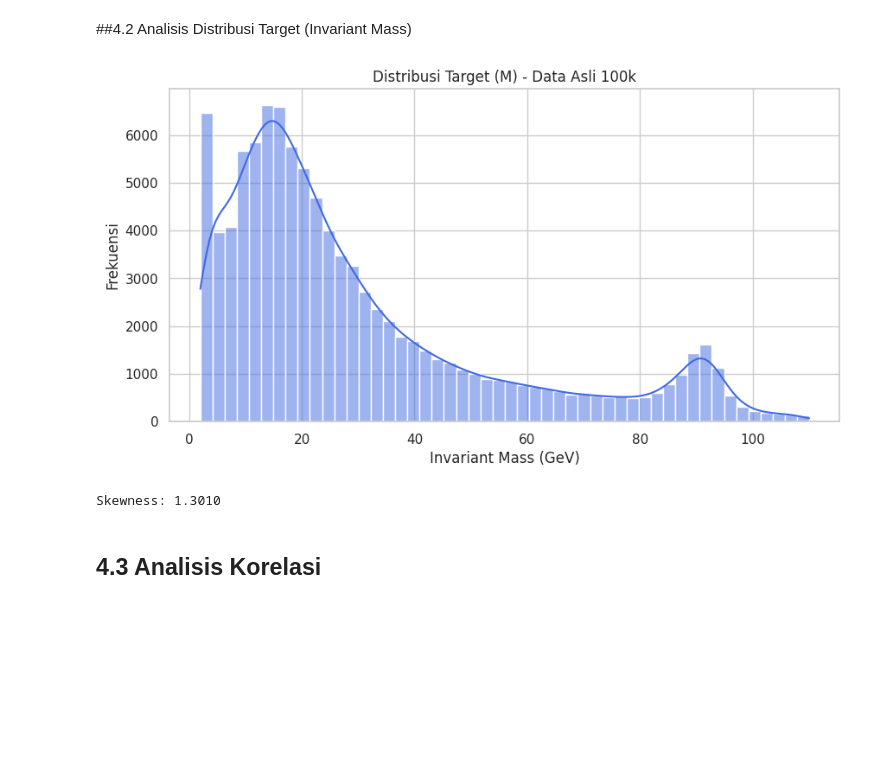
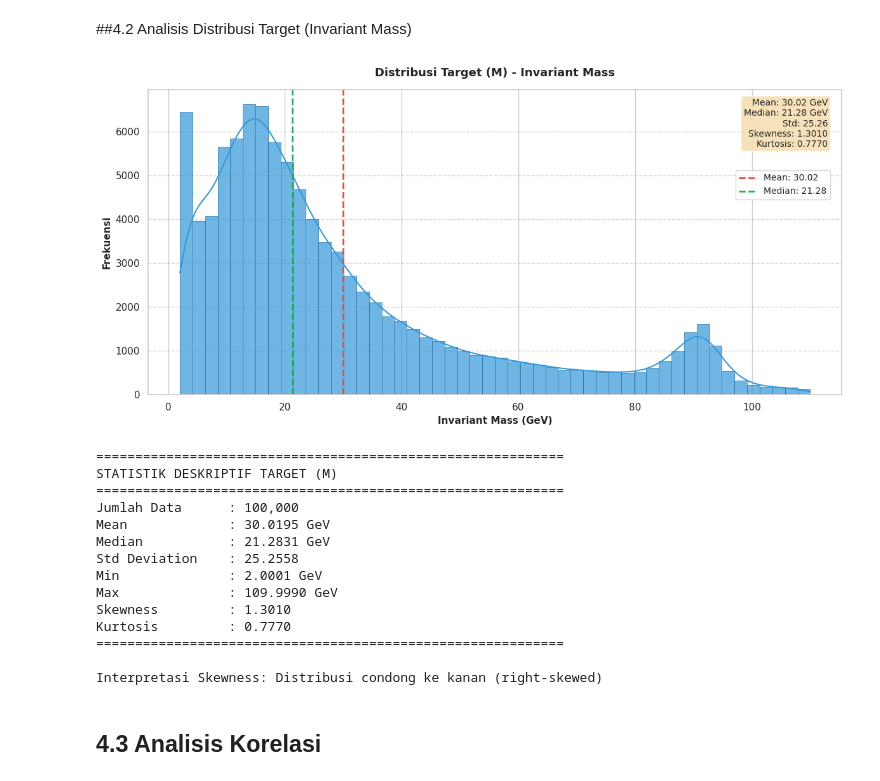
Before and after one commit to Imronrsya/CERN-Electron-Collision-Data, a Jupyter notebook: CERN_Electron_Collision_Data_Tubes_ML.ipynb, the cells around one changed output. Saved outputs shown, nothing was run; the diff lists cells and outputs as text; code cells hidden in the pictures; blank space fills up the shorter version.

```diff
--- a/CERN_Electron_Collision_Data_Tubes_ML.ipynb
+++ b/CERN_Electron_Collision_Data_Tubes_ML.ipynb
@@ -103,17 +136,71 @@ Jumlah Missing Values : 85
 # %% [markdown]
 ##4.2 Analisis Distribusi Target (Invariant Mass)
-# %%
-# Distribusi Target
-plt.figure(figsize=(10, 5))
-sns.histplot(df['M'], kde=True, bins=50, color='royalblue')
-plt.title("Distribusi Target (M) - Data Asli 100k")
-plt.xlabel("Invariant Mass (GeV)")
-plt.ylabel("Frekuensi")
-plt.show()
-
-print(f"Skewness: {df['M'].skew():.4f}")
-# %% [output]
-[figure, removed]
-Skewness: 1.3010
+# %%
+plt.figure(figsize=(12, 6))
+
+sns.histplot(df['M'], kde=True, bins=50, color='#3498DB',
+             edgecolor='#2874A6', linewidth=0.5, alpha=0.7)
+
+plt.title("Distribusi Target (M) - Invariant Mass", fontsize=13, fontweight='bold', pad=15)
+plt.xlabel("Invariant Mass (GeV)", fontsize=11, fontweight='bold')
+plt.ylabel("Frekuensi", fontsize=11, fontweight='bold')
+plt.grid(axis='y', linestyle='--', alpha=0.3, color='gray')
+plt.gca().set_axisbelow(True)
+
+skewness = df['M'].skew()
+kurtosis = df['M'].kurtosis()
+mean_val = df['M'].mean()
+median_val = df['M'].median()
+std_val = df['M'].std()
+
+stats_text = f"Mean: {mean_val:.2f} GeV\nMedian: {median_val:.2f} GeV\nStd: {std_val:.2f}\nSkewness: {skewness:.4f}\nKurtosis: {kurtosis:.4f}"
+plt.text(0.98, 0.97, stats_text, transform=plt.gca().transAxes,
+         fontsize=10, verticalalignment='top', horizontalalignment='right',
+         bbox=dict(boxstyle='round', facecolor='wheat', alpha=0.9))
+
+plt.axvline(mean_val, color='#E74C3C', linestyle='--', linewidth=2, label=f'Mean: {mean_val:.2f}')
+plt.axvline(median_val, color='#27AE60', linestyle='--', linewidth=2, label=f'Median: {median_val:.2f}')
+plt.legend(loc='upper right', fontsize=10, bbox_to_anchor=(0.99, 0.75))
+
+plt.tight_layout()
+plt.show()
+
+print("\n" + "="*60)
+print("STATISTIK DESKRIPTIF TARGET (M)")
+print("="*60)
+print(f"Jumlah Data      : {len(df['M']):,}")
+print(f"Mean             : {mean_val:.4f} GeV")
+print(f"Median           : {median_val:.4f} GeV")
+print(f"Std Deviation    : {std_val:.4f}")
+print(f"Min              : {df['M'].min():.4f} GeV")
+print(f"Max              : {df['M'].max():.4f} GeV")
+print(f"Skewness         : {skewness:.4f}")
+print(f"Kurtosis         : {kurtosis:.4f}")
+print("="*60)
+
+if abs(skewness) < 0.5:
+    skew_interp = "Distribusi relatif simetris"
+elif skewness > 0:
+    skew_interp = "Distribusi condong ke kanan (right-skewed)"
+else:
+    skew_interp = "Distribusi condong ke kiri (left-skewed)"
+
+print(f"\nInterpretasi Skewness: {skew_interp}")
+# %% [output]
+[figure, added]
+============================================================
+STATISTIK DESKRIPTIF TARGET (M)
+============================================================
+Jumlah Data      : 100,000
+Mean             : 30.0195 GeV
+Median           : 21.2831 GeV
+Std Deviation    : 25.2558
+Min              : 2.0001 GeV
+Max              : 109.9990 GeV
+Skewness         : 1.3010
+Kurtosis         : 0.7770
+============================================================
+
+Interpretasi Skewness: Distribusi condong ke kanan (right-skewed)
 # %% [markdown]
 ## 4.3 Analisis Korelasi
```
Also changed, not shown: parts of 33 cells of this notebook.
